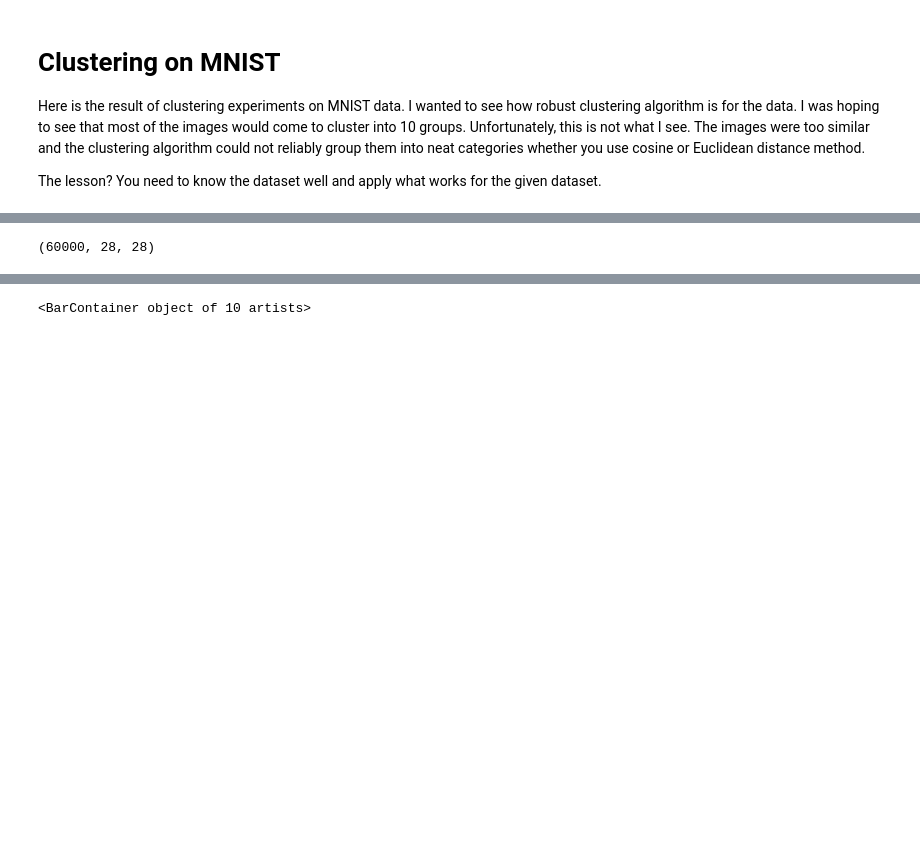
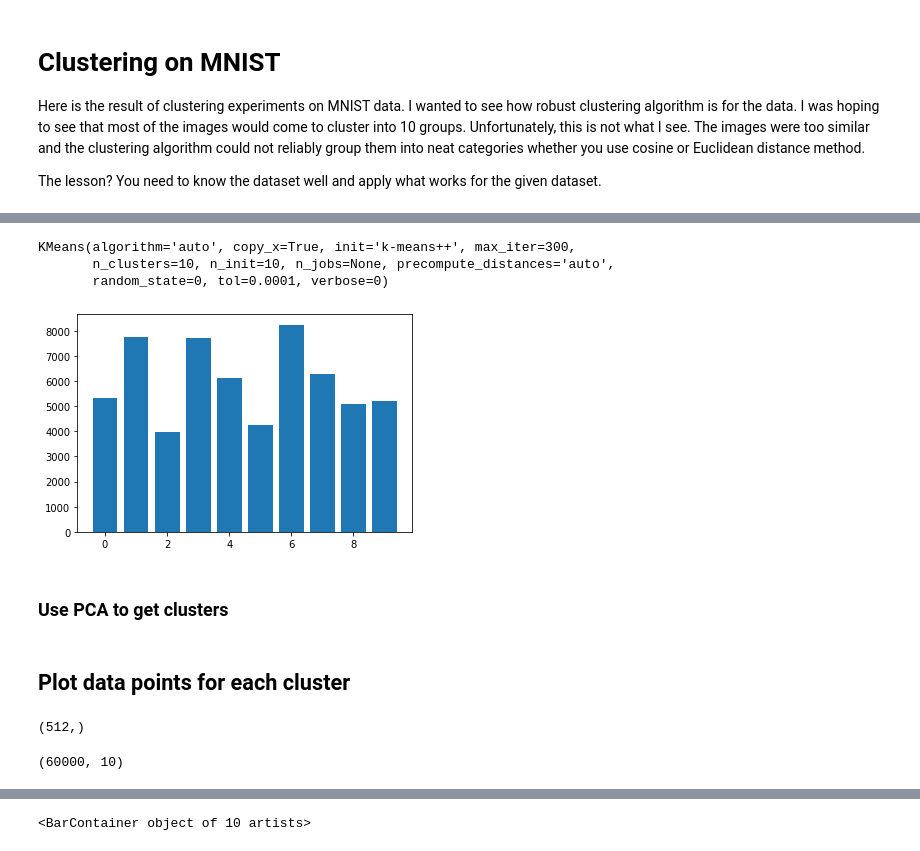
Before and after one commit to changsin/AI, a Jupyter notebook: clustering_mnist.ipynb, the cells around one changed output, grey strips where cells are left out. Cells and saved outputs as stored; diff of their text form; code cells hidden in the pictures; blank space fills up the shorter version.

```diff
--- a/clustering_mnist.ipynb
+++ b/clustering_mnist.ipynb
@@ -23,0 +279,14 @@ X_train, X_test = X_train / 255.0, X_test / 255.0
+# %%
+X_train_clusters
+# %% [output]
+KMeans(algorithm='auto', copy_x=True, init='k-means++', max_iter=300,
+       n_clusters=10, n_init=10, n_jobs=None, precompute_distances='auto',
+       random_state=0, tol=0.0001, verbose=0)
+# %%
+K = 10
+
+X_train_dict, y_train_dict = to_clusters_dict(X_train_rescaled, y_train, K)
+# %% [output]
+[figure, added]
+# %% [markdown]
+### Use PCA to get clusters
@@ -24,4 +300,10 @@ X_train, X_test = X_train / 255.0, X_test / 255.0
+# %% [markdown]
+## Plot data points for each cluster
+# %%
+ X_train_clusters.cluster_centers_[0].shape
+# %% [output]
+(512,)
 # %%
-X_train.shape
+X_train_distances.shape
 # %% [output]
-(60000, 28, 28)
+(60000, 10)
```
Also changed, not shown: parts of 45 cells of this notebook.
